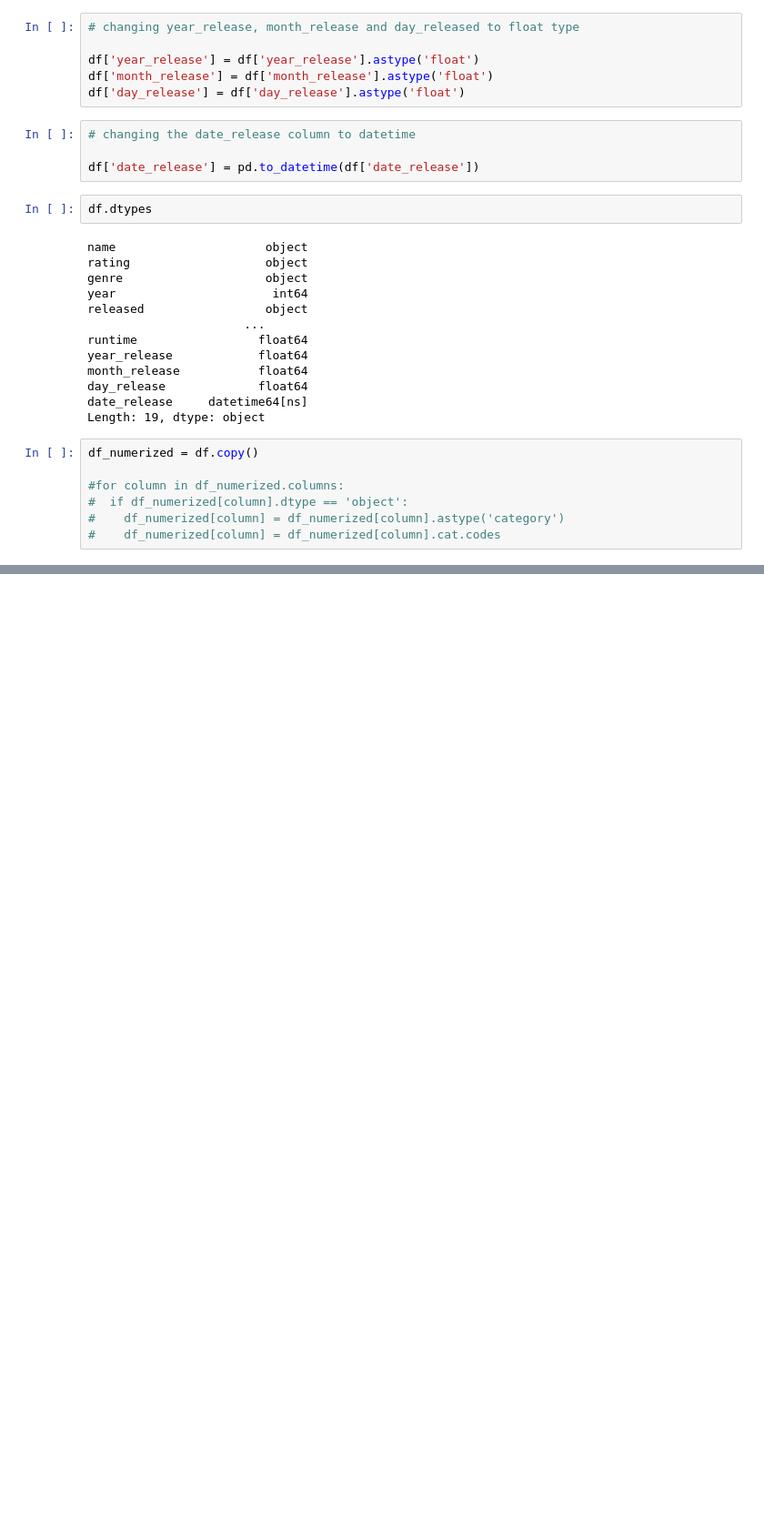
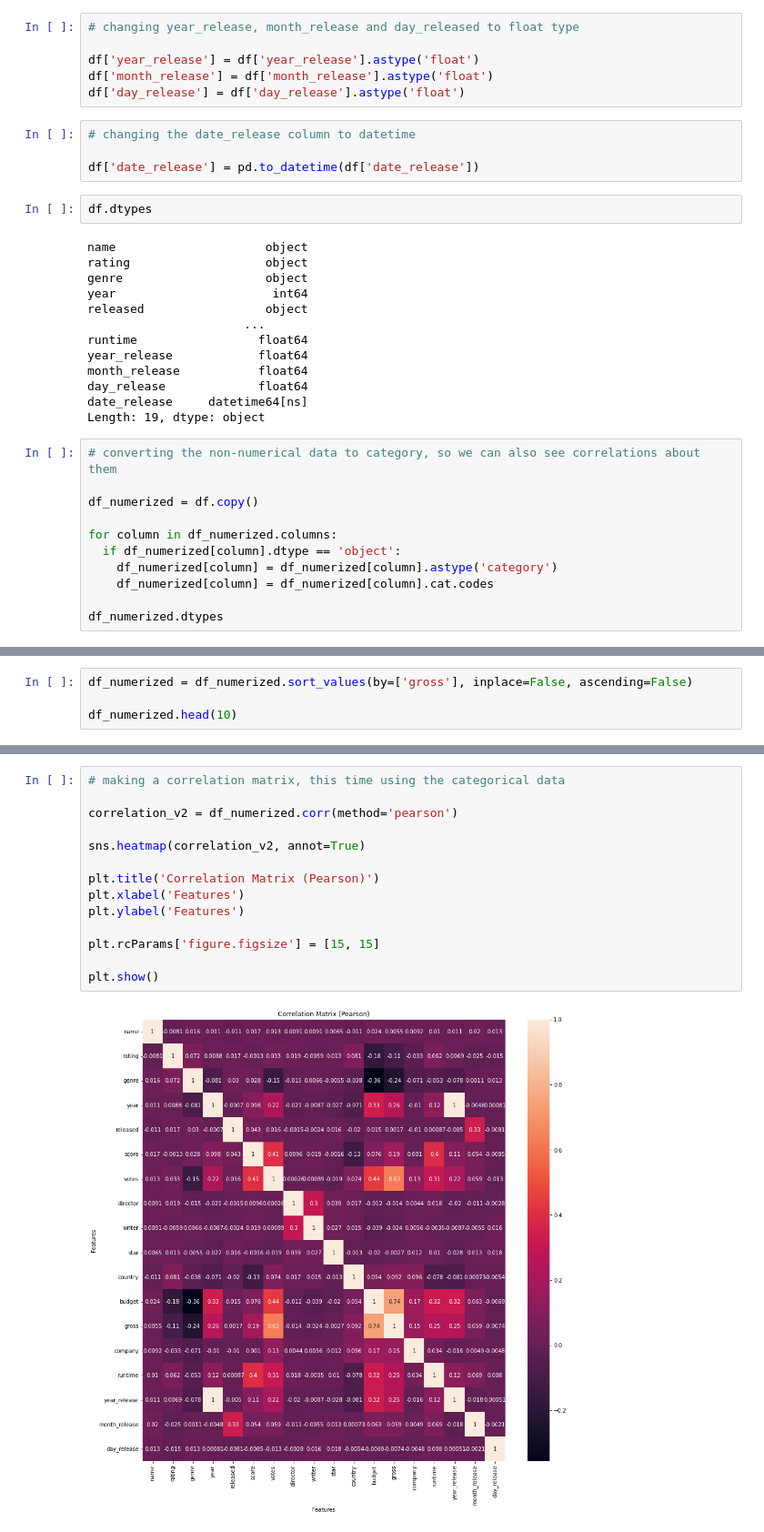
Before and after one commit to antunes-lima/Python-Movie-Industry-Analysis, a Jupyter notebook: Python_Movie_Industry_Analysis.ipynb, the cells around one changed output, grey strips where cells are left out. Shown: that part at 91% size. Cells and saved outputs as stored; diff of their text form; blank space fills up the shorter version.

```diff
--- a/Python_Movie_Industry_Analysis.ipynb
+++ b/Python_Movie_Industry_Analysis.ipynb
@@ -551,9 +566,13 @@ day_release             float64
 date_release     datetime64[ns]
 Length: 19, dtype: object
 # %%
+# converting the non-numerical data to category, so we can also see correlations about them
+
 df_numerized = df.copy()
 
-#for column in df_numerized.columns:
-#  if df_numerized[column].dtype == 'object':
-#    df_numerized[column] = df_numerized[column].astype('category')
-#    df_numerized[column] = df_numerized[column].cat.codes
+for column in df_numerized.columns:
+  if df_numerized[column].dtype == 'object':
+    df_numerized[column] = df_numerized[column].astype('category')
+    df_numerized[column] = df_numerized[column].cat.codes
+
+df_numerized.dtypes
@@ -559,0 +592,4 @@ df_numerized = df.copy()
+# %%
+df_numerized = df_numerized.sort_values(by=['gross'], inplace=False, ascending=False)
+
+df_numerized.head(10)
@@ -559,0 +610,16 @@ df_numerized = df.copy()
+# %%
+# making a correlation matrix, this time using the categorical data
+
+correlation_v2 = df_numerized.corr(method='pearson')
+
+sns.heatmap(correlation_v2, annot=True)
+
+plt.title('Correlation Matrix (Pearson)')
+plt.xlabel('Features')
+plt.ylabel('Features')
+
+plt.rcParams['figure.figsize'] = [15, 15]
+
+plt.show()
+# %% [output]
+[figure, added]
```
Also changed, not shown: parts of 14 cells of this notebook.
